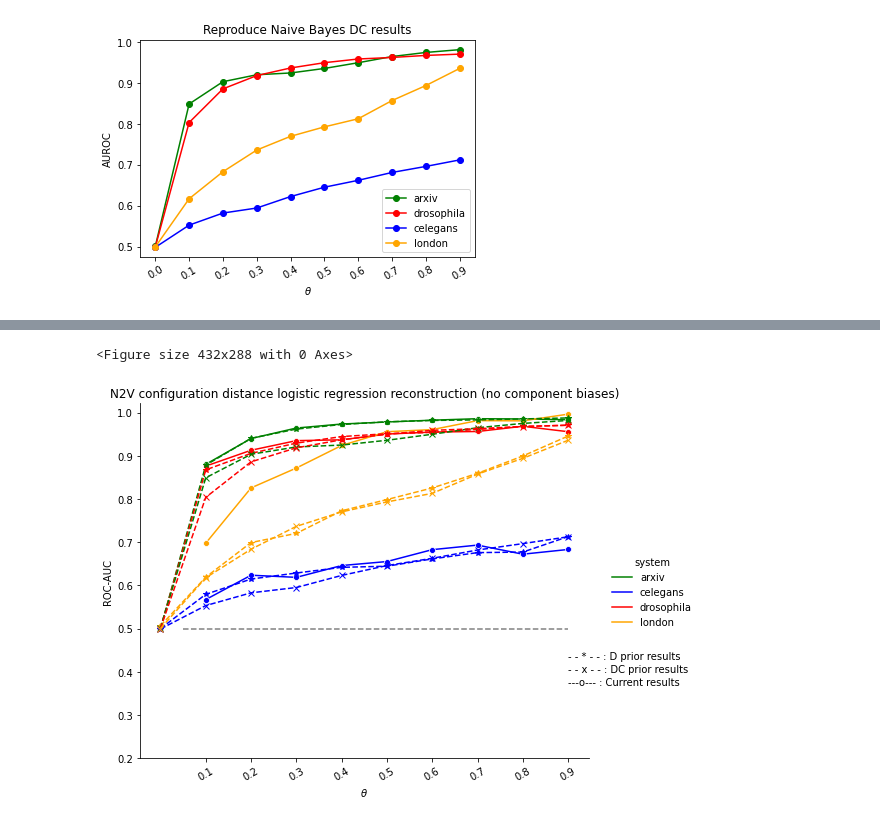
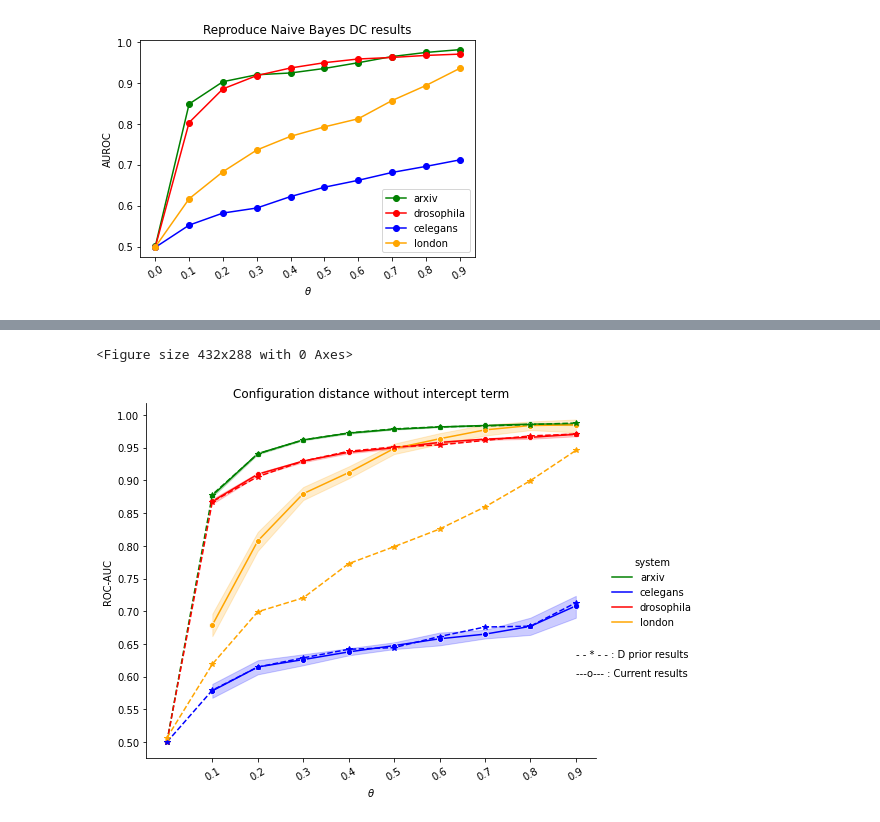
Before and after one commit to kaiser-dan/proj_naive-embedded-reconstruction, a Jupyter notebook: notebooks/viz/viz_EMB_ex27.ipynb, the cells around one changed output, grey strips where cells are left out. Saved outputs shown, nothing was run; the diff lists cells and outputs as text; code cells hidden in the pictures.

```diff
--- a/notebooks/viz/viz_EMB_ex27.ipynb
+++ b/notebooks/viz/viz_EMB_ex27.ipynb
@@ -19,16 +19,33 @@ from tabulate import tabulate
 # %% [markdown]
 ## Loading and concatenating dataframes
 # %%
-# Small datasets
+# Without intercept
 metadata = {
     "PROJECT_ID": "EMB_ex27",
     "RESEARCHERS": "DK",
-    "CURRENT_VERSION": "v2.5",
+    "CURRENT_VERSION": "v3.1",
     "DATE": "20230228"
 }
 TAG = "{PROJECT_ID}{CURRENT_VERSION}_{RESEARCHERS}_{DATE}".format(**metadata)
 
-df = pd.read_csv(f"../../results/dataframes/dataframe_{TAG}.csv")
+df_nfi = pd.read_csv(f"../../results/dataframes/dataframe_{TAG}.csv")
+
+# With intercept
+metadata = {
+    "PROJECT_ID": "EMB_ex27",
+    "RESEARCHERS": "DK",
+    "CURRENT_VERSION": "v3.1-FI",
+    "DATE": "20230301"
+}
+TAG = "{PROJECT_ID}{CURRENT_VERSION}_{RESEARCHERS}_{DATE}".format(**metadata)
+
+df_fi = pd.read_csv(f"../../results/dataframes/dataframe_{TAG}.csv")
+
+df_nfi["fit_intercept"] = [False] * len(df_nfi)
+df_fi["fit_intercept"] = [True] * len(df_fi)
+
+df = pd.concat([df_nfi, df_fi])
+df = df.reset_index()
 # %%
 # MEC reference - D
 # Mistake with label, don't worry about DC in load statement
@@ -172,46 +191,45 @@ plt.figure()
 # Plotting data
 ## ex27
 sns.relplot(
-    data=df, kind="line",
+    data=df.query("fit_intercept == False"), kind="line",
     x="theta", y="auroc",
     hue="system", palette=["green", "blue", "red", "orange"],
     marker="o",
     height=6, aspect=1.2,
     legend=True
 )
 ## MEC
 ticks_ = [float(np.format_float_scientific(x, precision=1)) for x in np.linspace(0, 0.9, 10)]
 plt.plot(ticks_, arxiv_D[2], label="arxiv", color="green", marker="*", linestyle="--")
 plt.plot(ticks_, drosophila_D[2], label="drosophila", color="red", marker="*", linestyle="--")
 plt.plot(ticks_, celegans_D[2], label="celegans", color="blue", marker="*", linestyle="--")
 plt.plot(ticks_, london_D[2], label="london", color="orange", marker="*", linestyle="--")
-plt.plot(ticks_, arxiv_DC[2], label="arxiv", color="green", marker="x", linestyle="--")
-plt.plot(ticks_, drosophila_DC[2], label="drosophila", color="red", marker="x", linestyle="--")
-plt.plot(ticks_, celegans_DC[2], label="celegans", color="blue", marker="x", linestyle="--")
-plt.plot(ticks_, london_DC[2], label="london", color="orange", marker="x", linestyle="--")
+# plt.plot(ticks_, arxiv_DC[2], label="arxiv", color="green", marker="x", linestyle="--")
+# plt.plot(ticks_, drosophila_DC[2], label="drosophila", color="red", marker="x", linestyle="--")
+# plt.plot(ticks_, celegans_DC[2], label="celegans", color="blue", marker="x", linestyle="--")
+# plt.plot(ticks_, london_DC[2], label="london", color="orange", marker="x", linestyle="--")
 
 # Axes configuration
-plt.hlines(0.5, 0.05, 0.9, linestyles="dashed", colors="gray")
+# plt.hlines(0.5, 0.05, 0.9, linestyles="dashed", colors="gray")
 plt.xticks(
     [float(np.format_float_scientific(x, precision=1)) for x in set(df["theta"])],
     rotation=30
 )
 plt.xlabel("$\\theta$")
 
 
-plt.yticks(np.linspace(0.2, 1, endpoint=True, num=8+1))
+plt.yticks(np.linspace(0.5, 1, endpoint=True, num=10+1))
 plt.ylabel("ROC-AUC")
 
 
 # Figure-level attributes
-plt.text(0.9, 0.43, "- - * - - : D prior results")
-plt.text(0.9, 0.4, "- - x - - : DC prior results")
-plt.text(0.9, 0.37, "---o--- : Current results")
-plt.title("N2V configuration distance logistic regression reconstruction (no component biases)")
+plt.text(0.9, 0.63, "- - * - - : D prior results")
+plt.text(0.9, 0.6, "---o--- : Current results")
+plt.title("Configuration distance without intercept term")
 
 # Save plot
 plt.tight_layout()
 plt.savefig("../../results/plots/line_auroc-pfi_N2V-logreg-configuration-distance_MEC-baseline.png", facecolor="white", transparent=False)
 # %% [output]
 <Figure size 432x288 with 0 Axes>
-[figure, old version]
+[figure, new version]
```
Also changed, not shown: parts of 8 cells of this notebook, 10 other files.
